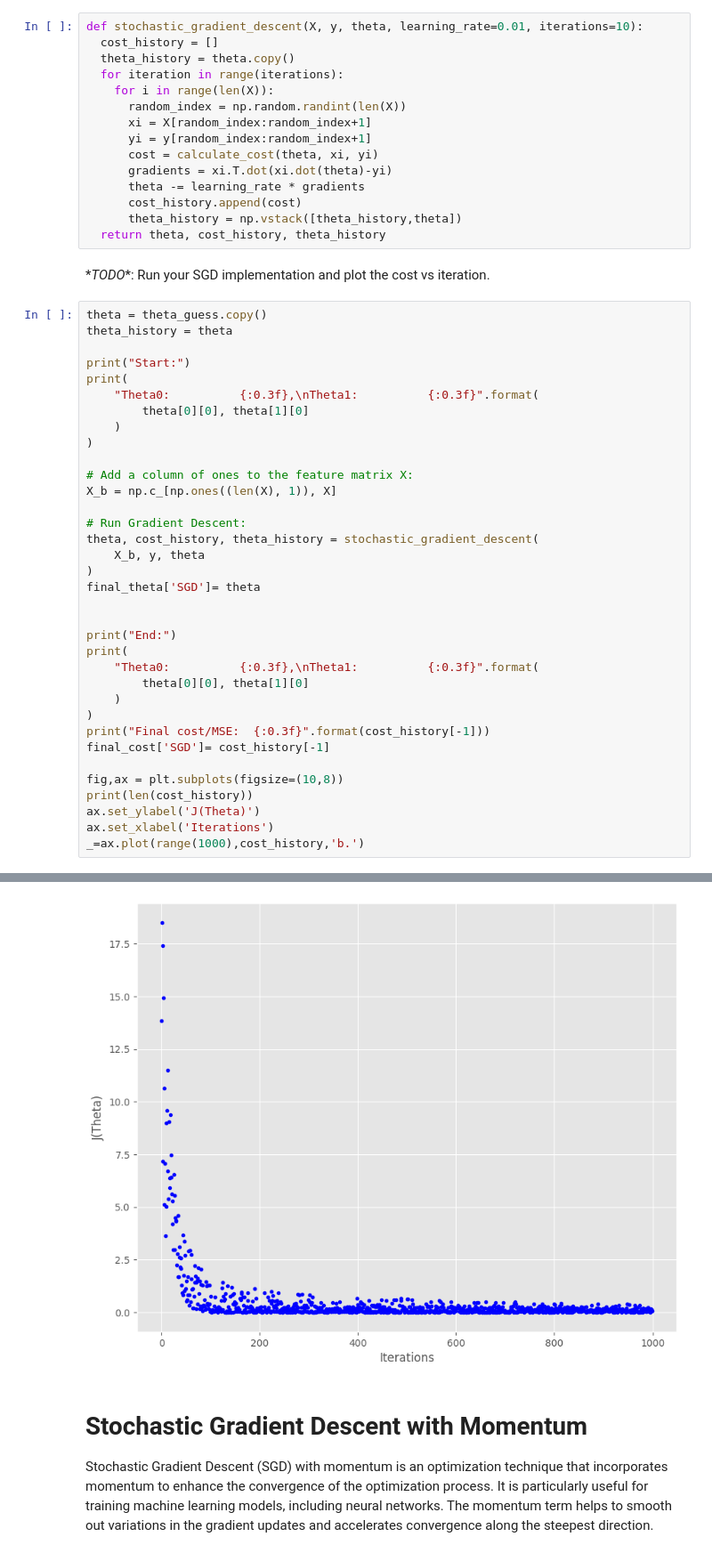
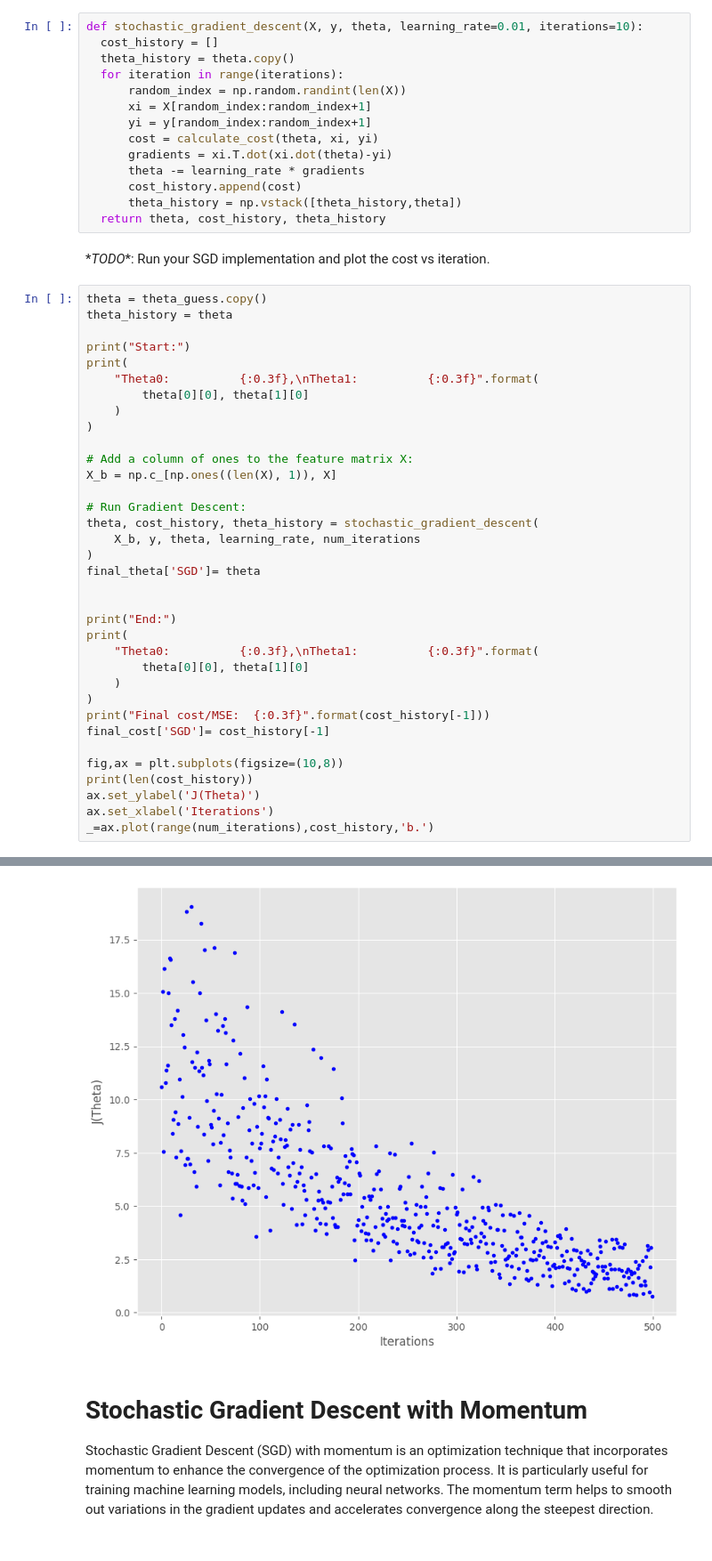
Before and after one commit to IamShubhamRana/tcl, a Jupyter notebook: Gradient_Descent.ipynb, the cells around one changed output, grey strips where cells are left out. Shown at 89% size. Saved outputs shown, nothing was run; the diff lists cells and outputs as text.

```diff
--- a/Gradient_Descent.ipynb
+++ b/Gradient_Descent.ipynb
@@ -465,7 +489,6 @@ def stochastic_gradient_descent(X, y, theta, learning_rate=0.01, iterations=10):
   cost_history = []
   theta_history = theta.copy()
   for iteration in range(iterations):
-    for i in range(len(X)):
       random_index = np.random.randint(len(X))
       xi = X[random_index:random_index+1]
       yi = y[random_index:random_index+1]
@@ -493,7 +516,7 @@ X_b = np.c_[np.ones((len(X), 1)), X]
 
 # Run Gradient Descent:
 theta, cost_history, theta_history = stochastic_gradient_descent(
-    X_b, y, theta
+    X_b, y, theta, learning_rate, num_iterations
 )
 final_theta['SGD']= theta
 
@@ -511,7 +534,7 @@ fig,ax = plt.subplots(figsize=(10,8))
 print(len(cost_history))
 ax.set_ylabel('J(Theta)')
 ax.set_xlabel('Iterations')
-_=ax.plot(range(1000),cost_history,'b.')
+_=ax.plot(range(num_iterations),cost_history,'b.')
 # %% [output]
 Start:
 Theta0:          1.000,
@@ -524,4 +547,4 @@ Final cost/MSE:  0.044
-[figure, old version]
+[figure, new version]
 # %% [markdown]
 # Stochastic Gradient Descent with Momentum
 
```
Also changed, not shown: parts of 12 cells of this notebook.
